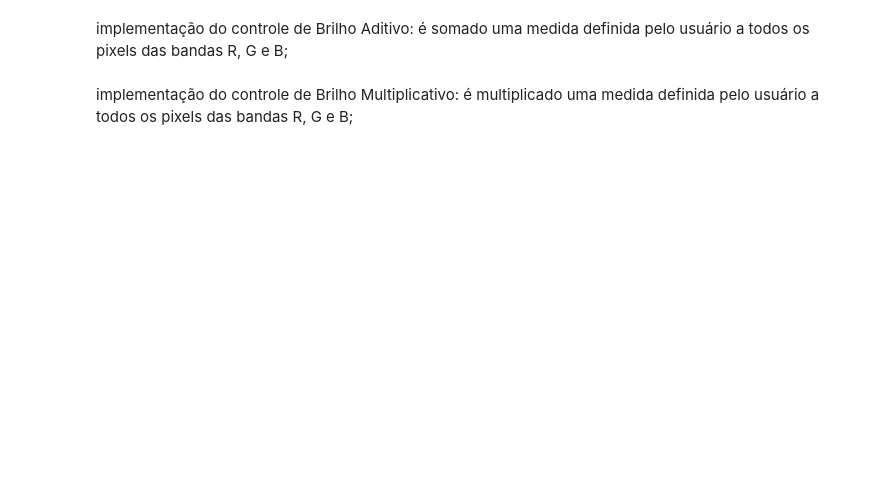
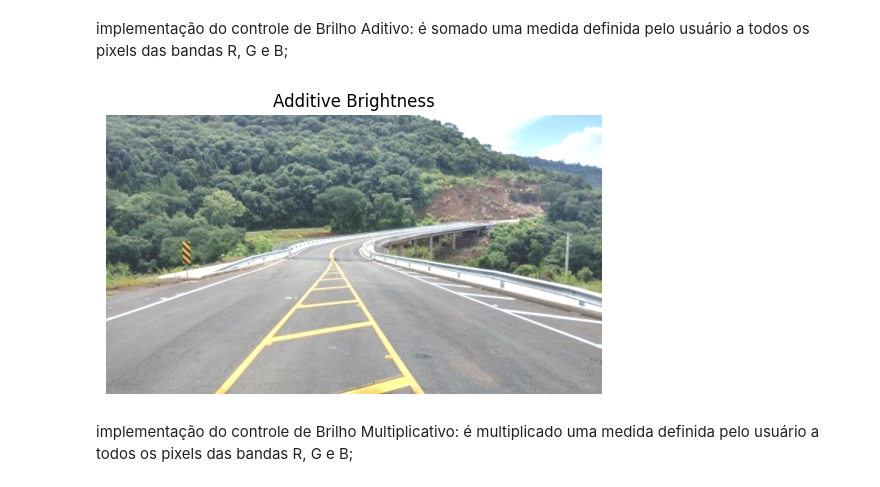
Before and after one commit to Kiwiabacaxi/PDI, a Jupyter notebook: Exercicio_de_Pratica_de_Convolucao.ipynb, the cells around one changed output. Saved outputs shown, nothing was run; the diff lists cells and outputs as text; code cells hidden in the pictures; blank space fills up the shorter version.

```diff
--- a/Exercicio_de_Pratica_de_Convolucao.ipynb
+++ b/Exercicio_de_Pratica_de_Convolucao.ipynb
@@ -13,4 +34,16 @@ implementação do filtro Negativo em RGB: os valores das bandas R, G e B são i
 # %% [markdown]
 implementação do controle de Brilho Aditivo: é somado uma medida definida pelo usuário a todos os pixels das bandas R, G e B;
+# %%
+brightness_value = 50  # Define the value
+
+# Add brightness
+img_brightness_additive = cv2.add(img_original, brightness_value)
+
+plt.imshow(cv2.cvtColor(img_brightness_additive, cv2.COLOR_BGR2RGB))
+plt.title('Additive Brightness')
+plt.axis('off')
+plt.show()
+# %% [output]
+[figure, added]
 # %% [markdown]
 implementação do controle de Brilho Multiplicativo: é multiplicado uma medida definida pelo usuário a todos os pixels das bandas R, G e B;
```
Also changed, not shown: parts of 11 cells of this notebook.
